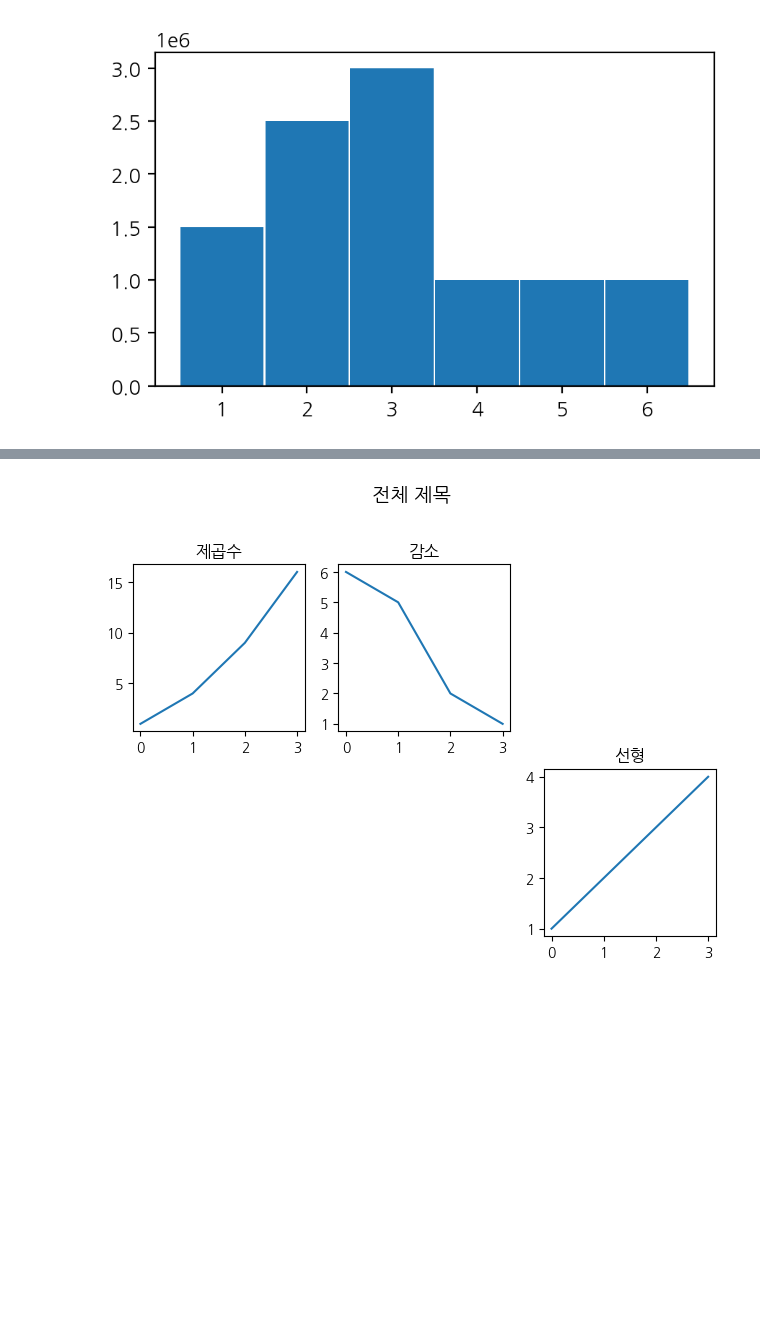
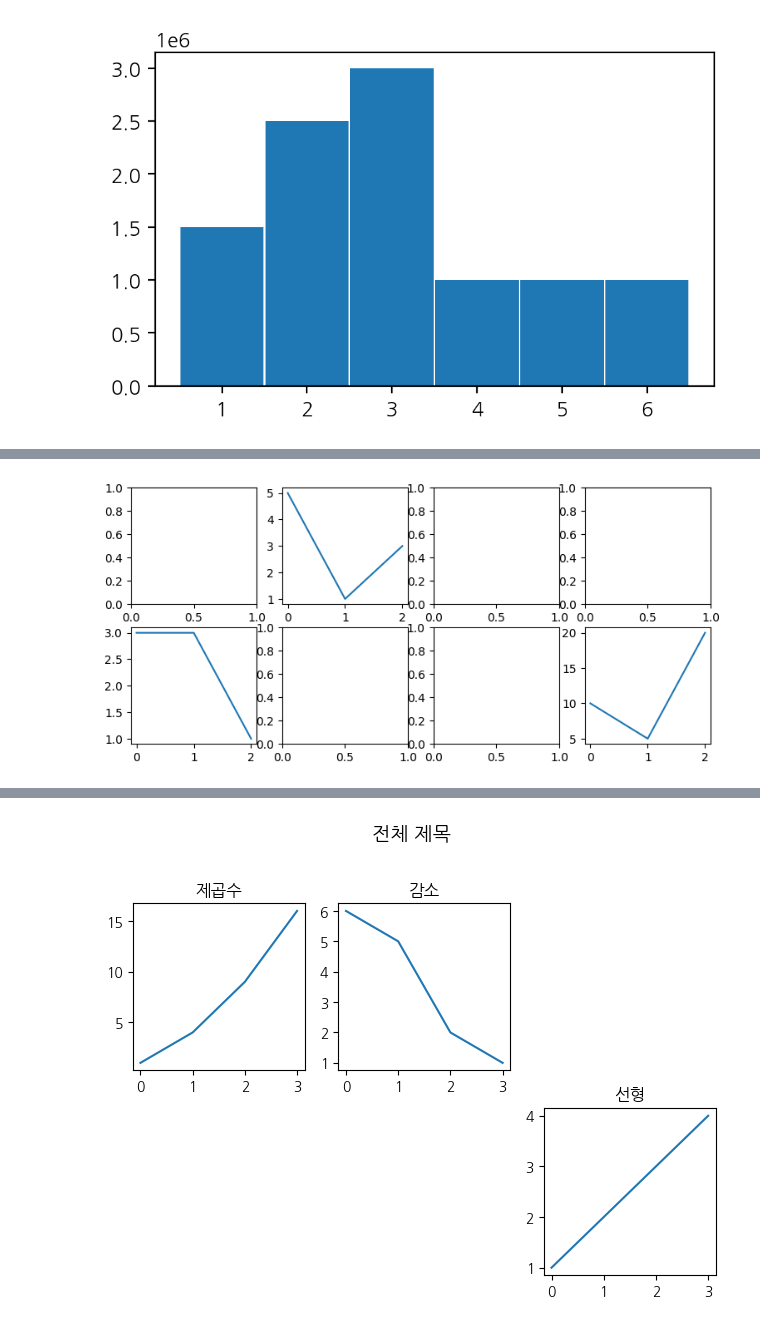
Before and after one commit to naugim26/2026-BDA, a Jupyter notebook: code/05w_matplotlib_subplot.ipynb, the cells around one changed output, grey strips where cells are left out. Saved outputs shown, nothing was run; the diff lists cells and outputs as text; code cells hidden in the pictures; blank space fills up the shorter version.

```diff
--- a/code/05w_matplotlib_subplot.ipynb
+++ b/code/05w_matplotlib_subplot.ipynb
@@ -184 +174,11 @@ WARNING:matplotlib.font_manager:findfont: Font family 'Malgun Gothic' not found.
 [figure]
+# %%
+fig,axs=plt.subplots(2,4)
+fig.set_size_inches(9,4)
+
+axs[0,1].plot([5,1,3])
+axs[1,0].plot([3,3,1])
+plt.plot([10,5,20])
+plt.show()
+# %% [output]
+[figure, added]
```
Also changed, not shown: parts of 55 cells of this notebook.
